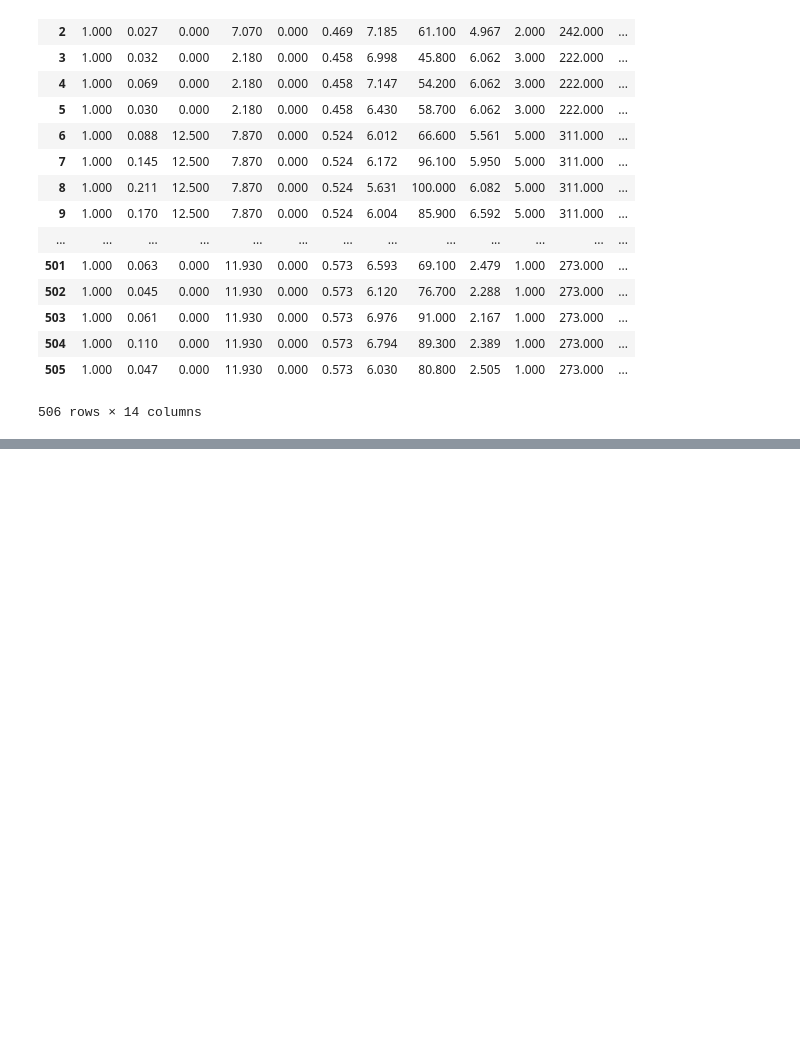
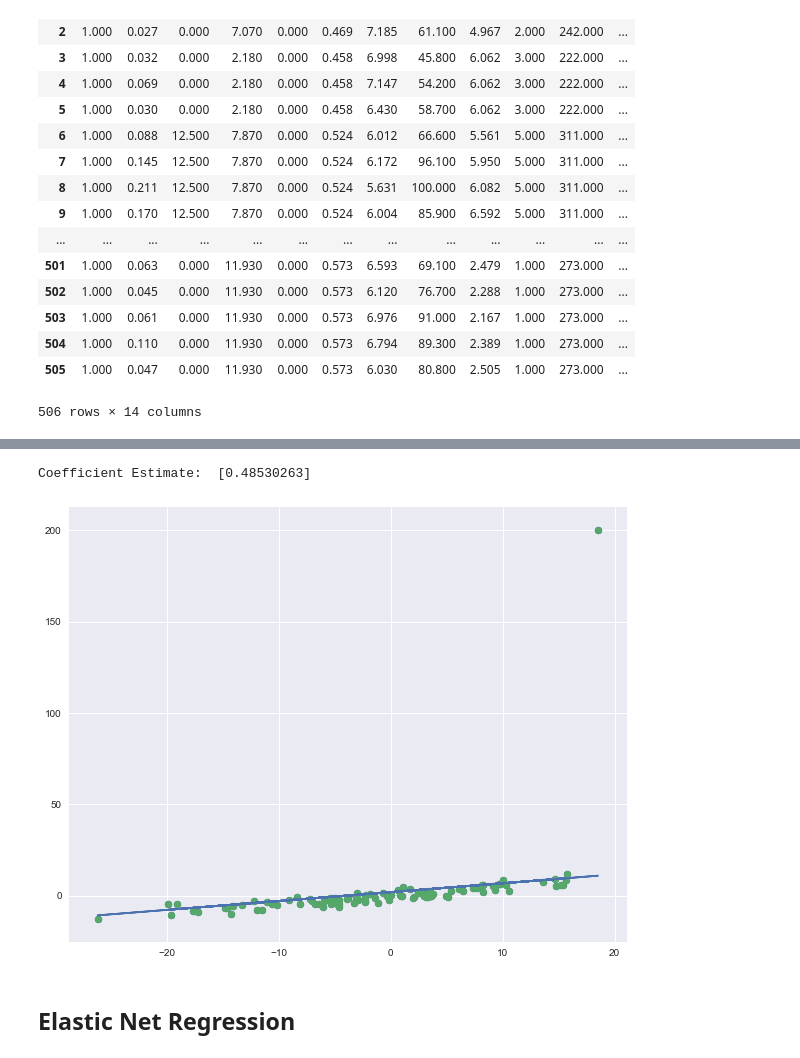
Before and after one commit to alexkaratzas/Udemy-ML-Course, a Jupyter notebook: bostonhousingproject/Boston Housing Project.ipynb, the cells around one changed output, grey strips where cells are left out. Drawn from its saved outputs; the diff is of its cells as text; code cells hidden in the pictures; blank space fills up the shorter version.

```diff
--- a/bostonhousingproject/Boston Housing Project.ipynb
+++ b/bostonhousingproject/Boston Housing Project.ipynb
@@ -334,0 +393,15 @@ OLS Regression Results
+# %%
+plt.figure(figsize=(10,8));
+plt.scatter(rng, y_gen);
+
+lasso_mod = Lasso(alpha=0.4, normalize=True)
+lasso_mod.fit(rng.reshape(-1,1), y_gen)
+lasso_model_pred = lasso_mod.predict(rng.reshape(-1,1))
+plt.scatter(rng, y_gen)
+plt.plot(rng, lasso_model_pred)
+print("Coefficient Estimate: ", lasso_mod.coef_)
+# %% [output]
+Coefficient Estimate:  [0.48530263]
+[figure, added]
+# %% [markdown]
+## Elastic Net Regression
```
Also changed, not shown: parts of 24 cells of this notebook.
